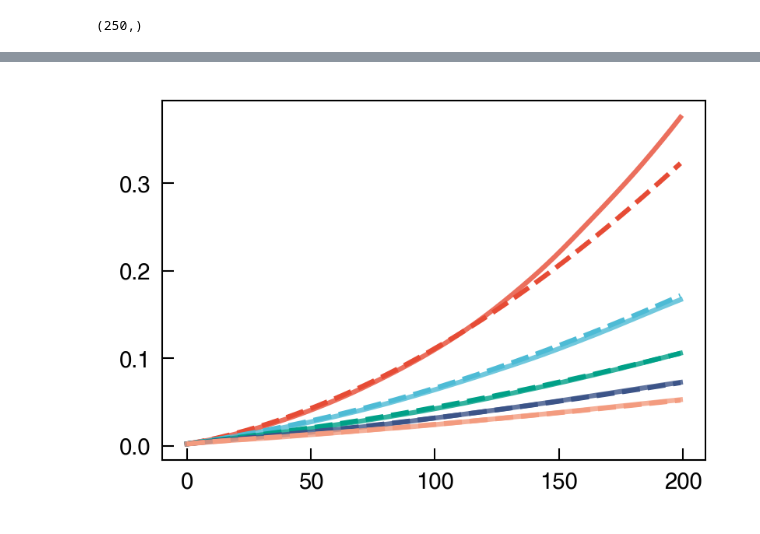
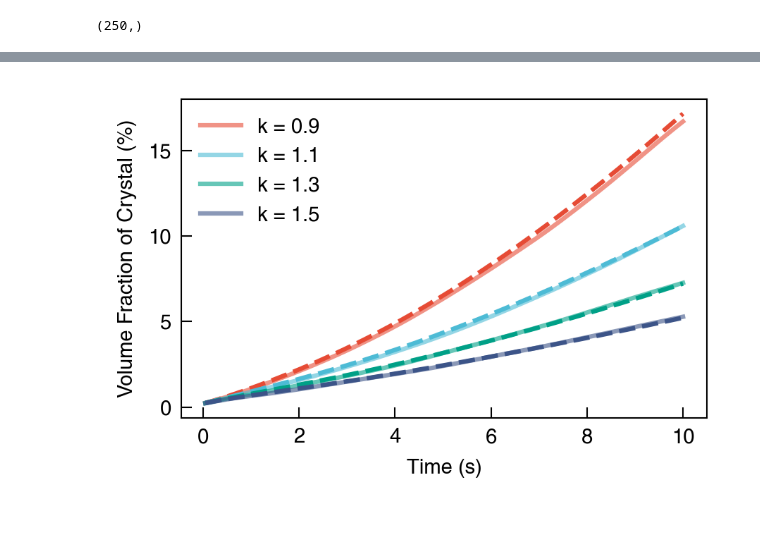
Before and after one commit to NanxiiChen/PF-PINO, a Jupyter notebook: solidification/eval.ipynb, the cells around one changed output, grey strips where cells are left out. Saved outputs shown, nothing was run; the diff lists cells and outputs as text; code cells hidden in the pictures.

```diff
--- a/solidification/eval.ipynb
+++ b/solidification/eval.ipynb
@@ -174,8 +174,9 @@ for i, idx in enumerate(random_indices):
 # %%
 test_solutions = jnp.load(os.path.join(configs.test_data_dir, "solutions_grid.npy"))
 test_ks = jnp.load(os.path.join(configs.test_data_dir, "K_values.npy")).reshape(-1, 1)
-u0 = test_solutions[:, 0, :, :]
-y_test = test_solutions[:, 1:, :, :]
+test_ks = test_ks[1:, :]
+u0 = test_solutions[1:, 0, :, :]
+y_test = test_solutions[1:, 1:, :, :]
 auto_reg_fn = partial(
     model.auto_reg,
     meshes=meshes,
@@ -187,7 +188,7 @@ idxs = [0, 50, 100, 150, 200]
 meshesx = meshes[0]
 meshesy = meshes[1]
 example_th = -1
-component = 1
+component = 0
 fig, axes = plt.subplots(3, len(idxs), figsize=(1.3 * len(idxs), 3.8),)
 for i, idx in enumerate(idxs):
     ax = axes[0, i]
@@ -236,10 +290,19 @@ for i, idx in enumerate(idxs):
 # %%
 evo_frac = jnp.mean((y_test+1)/2, axis=(-1, -2))[..., 0]
 evo_frac_pred = jnp.mean((u_preds+1)/2, axis=(-1, -2))[..., 0]
 
 fig, ax = plt.subplots(1, 1, figsize=(3, 2))
-for i in range(evo_frac.shape[0]):
-    ax.plot(evo_frac[i, :], color=f"C{i}", ls="--",)
-    ax.plot(evo_frac_pred[i, :], color=f"C{i}", alpha=0.8)
+for i in range( evo_frac.shape[0]):
+    ax.plot(times[1:], evo_frac[i, :], color=f"C{i}", ls="--")
+    ax.plot(times[1:], evo_frac_pred[i, :], color=f"C{i}", alpha=0.6, label=f"k = {test_ks[i,0]:.1f}")
+
+# from matplotlib.lines import Line2D
+# custom_lines = [Line2D([0], [0], color='black', ls='--'),
+#                 Line2D([0], [0], color='black', ls='-')]
+ax.legend()
+ax.yaxis.set_major_formatter(plt.FuncFormatter(lambda x, _: f'{x * 100:.0f}'))
+ax.set_xlabel("Time (s)")
+ax.set_ylabel("Volume Fraction of Crystal (%)")
+fig.tight_layout()
 # %% [output]
-[figure, old version]
+[figure, new version]
```
Also changed, not shown: parts of 6 cells of this notebook, 1 other file.
